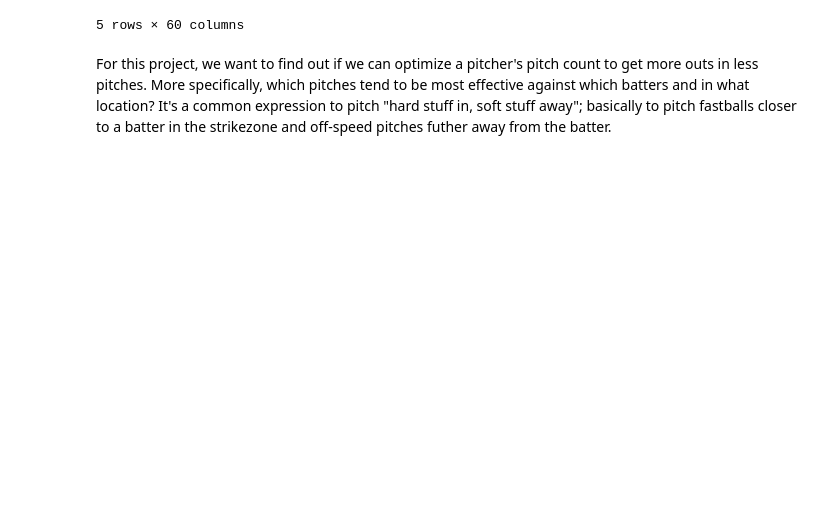
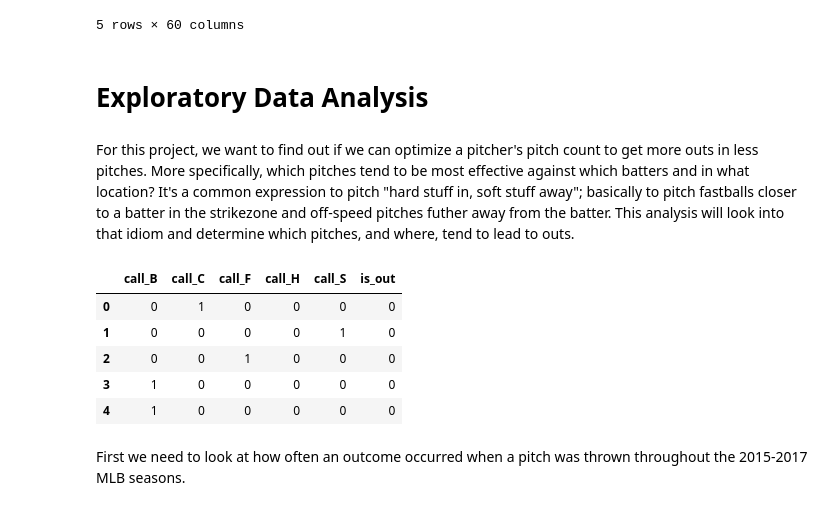
Before and after one commit to curtishiga/Capstone_Project2, a Jupyter notebook: EDA/Exploratory_Data_Analysis.ipynb, the cells around one changed output. Saved outputs shown, nothing was run; the diff lists cells and outputs as text; code cells hidden in the pictures; blank space fills up the shorter version.

```diff
--- a/EDA/Exploratory_Data_Analysis.ipynb
+++ b/EDA/Exploratory_Data_Analysis.ipynb
@@ -15,5 +16,23 @@ df.head()
 | 3 | 413661 | L | Left | Matt Carpenter | 572761 | Ball | top | L | ... |
 | 4 | 413661 | L | Left | Matt Carpenter | 572761 | Ball | top | L | ... |
 5 rows × 60 columns
+# %% [markdown]
+# Exploratory Data Analysis
 # %% [markdown]
-For this project, we want to find out if we can optimize a pitcher's pitch count to get more outs in less pitches. More specifically, which pitches tend to be most effective against which batters and in what location? It's a common expression to pitch "hard stuff in, soft stuff away"; basically to pitch fastballs closer to a batter in the strikezone and off-speed pitches futher away from the batter.
+For this project, we want to find out if we can optimize a pitcher's pitch count to get more outs in less pitches. More specifically, which pitches tend to be most effective against which batters and in what location? It's a common expression to pitch "hard stuff in, soft stuff away"; basically to pitch fastballs closer to a batter in the strikezone and off-speed pitches futher away from the batter. This analysis will look into that idiom and determine which pitches, and where, tend to lead to outs.
+# %%
+# Separate target variables
+target_cols = ['call_B', 'call_C', 'call_F', 'call_H', 'call_S', 'is_out']
+# %%
+targets = df[target_cols]
+# %%
+targets.head()
+# %% [output]
+|  | call_B | call_C | call_F | call_H | call_S | is_out |
+| 0 | 0 | 1 | 0 | 0 | 0 | 0 |
+| 1 | 0 | 0 | 0 | 0 | 1 | 0 |
+| 2 | 0 | 0 | 1 | 0 | 0 | 0 |
+| 3 | 1 | 0 | 0 | 0 | 0 | 0 |
+| 4 | 1 | 0 | 0 | 0 | 0 | 0 |
+# %% [markdown]
+First we need to look at how often an outcome occurred when a pitch was thrown throughout the 2015-2017 MLB seasons.
```
Also changed, not shown: parts of 14 cells of this notebook, 1 other file.
